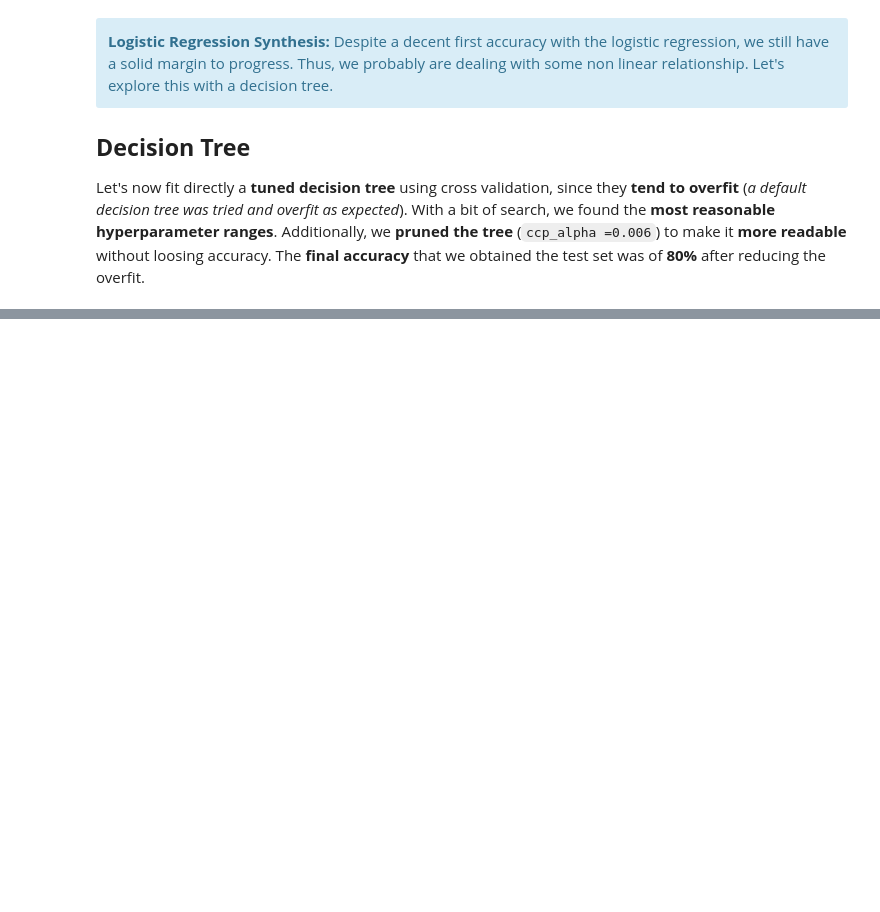
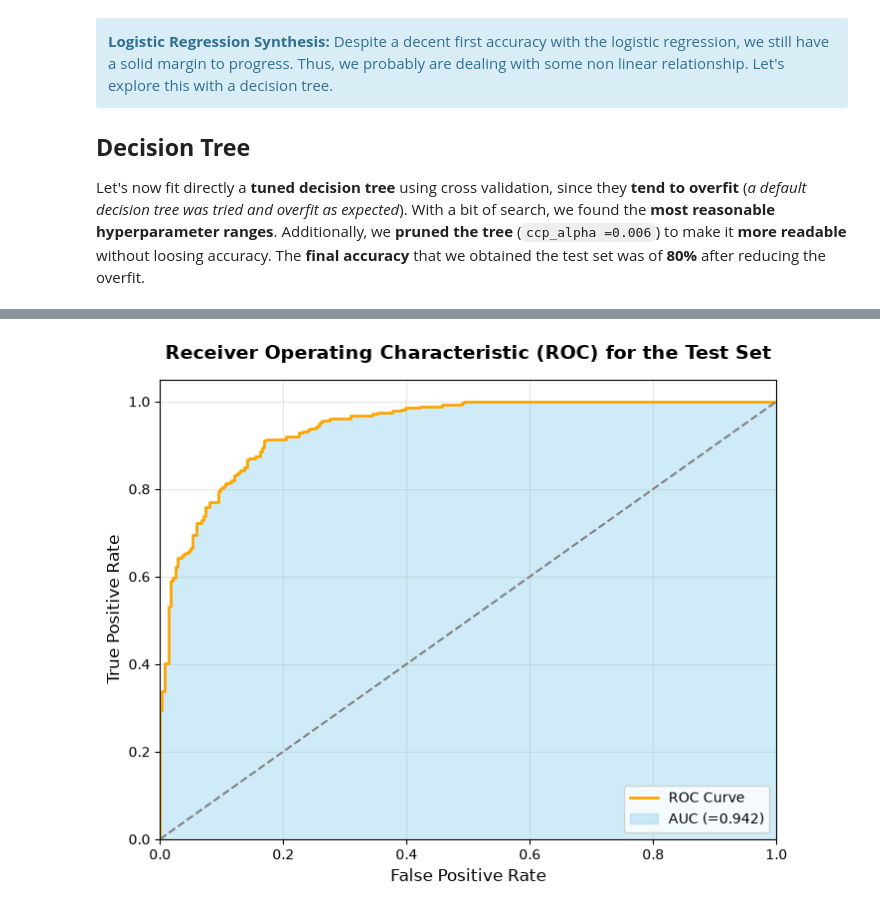
Before and after one commit to EnvinyatarTheRenewer/ant_life_cycle_simulation_and_ml, a Jupyter notebook: ant_project.ipynb, the cells around one changed output, grey strips where cells are left out. Cells and saved outputs as stored; diff of their text form; code cells hidden in the pictures; blank space fills up the shorter version.

```diff
--- a/ant_project.ipynb
+++ b/ant_project.ipynb
@@ -855,0 +724,5 @@ plt.show()
+# %%
+### --- ROC Curve for Random Forest --- ###
+plot_roc(model = best_rf_model, X_set = X_test, y_set = y_test, type_of_set = "Test")
+# %% [output]
+[figure, added]
```
Also changed, not shown: parts of 46 cells of this notebook.
